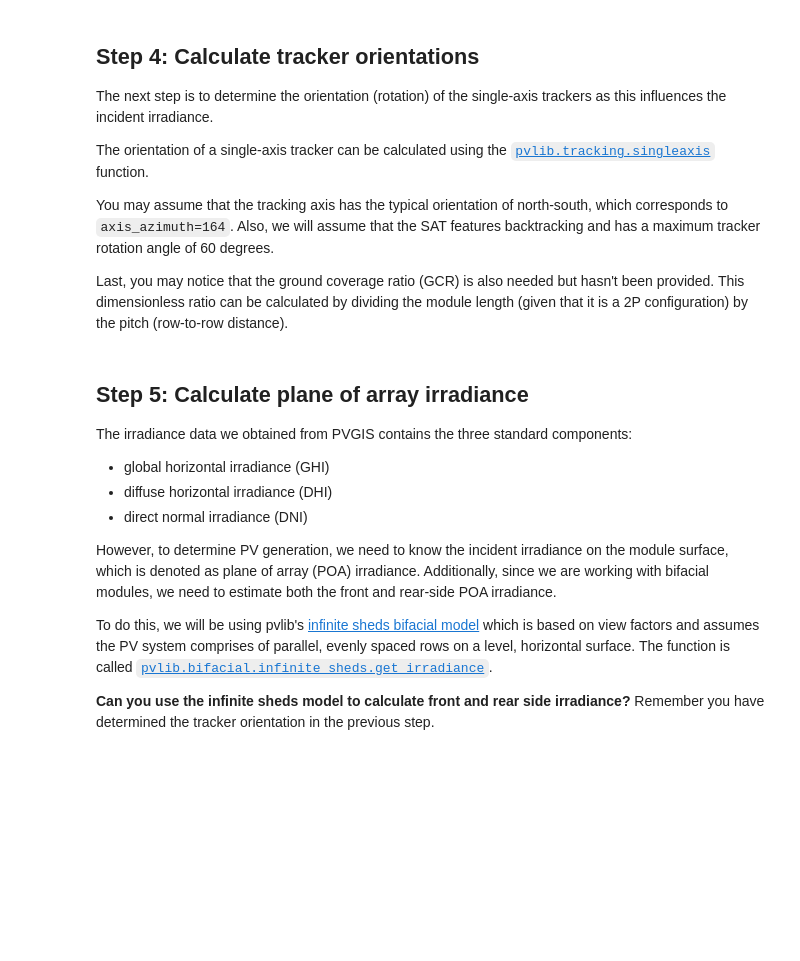
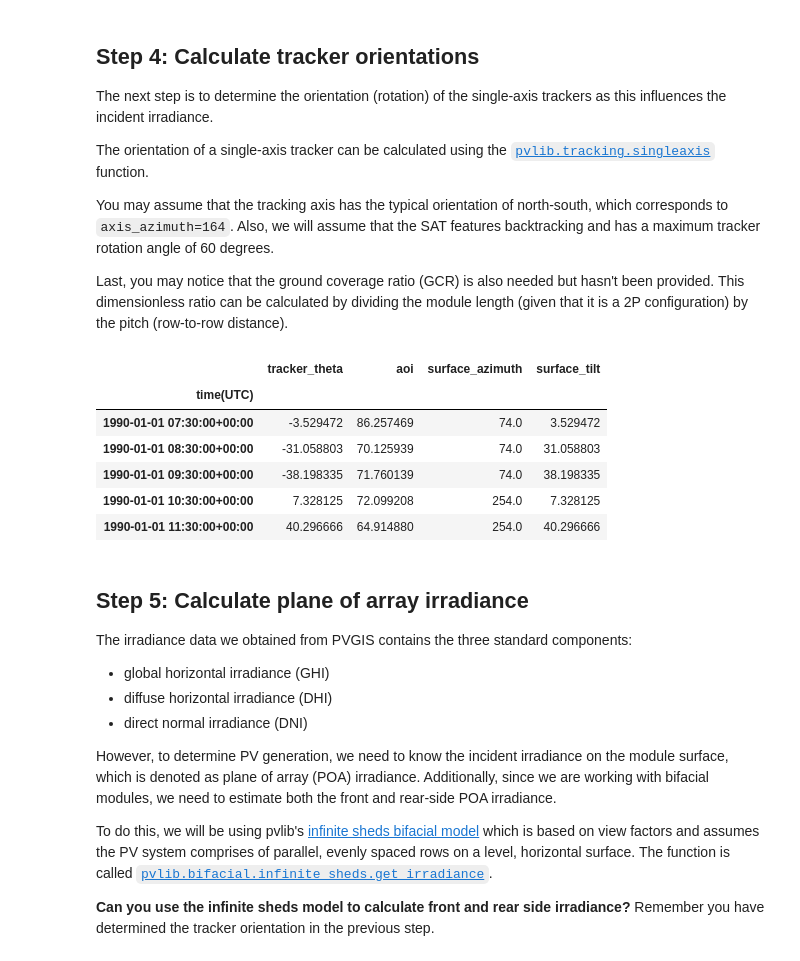
Before and after one commit to PV-Tutorials/2026_pvlib_eupvsec, a Jupyter notebook: pvlib_2026_eupvsec_introduction_part_2.ipynb, the cells around one changed output. Cells and saved outputs as stored; diff of their text form; code cells hidden in the pictures; blank space fills up the shorter version.

```diff
--- a/pvlib_2026_eupvsec_introduction_part_2.ipynb
+++ b/pvlib_2026_eupvsec_introduction_part_2.ipynb
@@ -86,16 +104,34 @@ You may assume that the tracking axis has the typical orientation of north-south
 
 Last, you may notice that the ground coverage ratio (GCR) is also needed but hasn't been provided. This dimensionless ratio can be calculated by dividing the module length (given that it is a 2P configuration) by the pitch (row-to-row distance).
 # %%
-max_tracker_angle = ...  # [degrees]
-pitch = ...  # [m] center-to-center tracker spacing in the horizontal dimension
-module_length = ...  # [m] from datasheet
-gcr = ...
+max_tracker_angle = 60  # [degrees]
+pitch = 11.1  # [m] center-to-center tracker spacing in the horizontal dimension
+module_length = 2 * 2.465  # [m] from datasheet
+gcr = module_length / pitch
+axis_azimuth = 164
 
 # calculate tracker rotations for a single-axis tracker
-tracker_orientations = ...
+tracker_orientations = pvlib.tracking.singleaxis(
+    apparent_zenith=solar_position["apparent_zenith"],
+    solar_azimuth=solar_position["azimuth"],
+    axis_tilt=0,
+    axis_azimuth=axis_azimuth,
+    max_angle=max_tracker_angle,
+    backtrack=True,
+    gcr=gcr,
+    cross_axis_tilt=0,
+)
 
 # Print five first non-nan rows
 tracker_orientations.dropna().head()
+# %% [output]
+|  | tracker_theta | aoi | surface_azimuth | surface_tilt |
+| time(UTC) |  |  |  |  |
+| 1990-01-01 07:30:00+00:00 | -3.529472 | 86.257469 | 74.0 | 3.529472 |
+| 1990-01-01 08:30:00+00:00 | -31.058803 | 70.125939 | 74.0 | 31.058803 |
+| 1990-01-01 09:30:00+00:00 | -38.198335 | 71.760139 | 74.0 | 38.198335 |
+| 1990-01-01 10:30:00+00:00 | 7.328125 | 72.099208 | 254.0 | 7.328125 |
+| 1990-01-01 11:30:00+00:00 | 40.296666 | 64.914880 | 254.0 | 40.296666 |
 # %% [markdown]
 ## Step 5: Calculate plane of array irradiance
 The irradiance data we obtained from PVGIS contains the three standard components:
```
Also changed, not shown: parts of 7 cells of this notebook.
